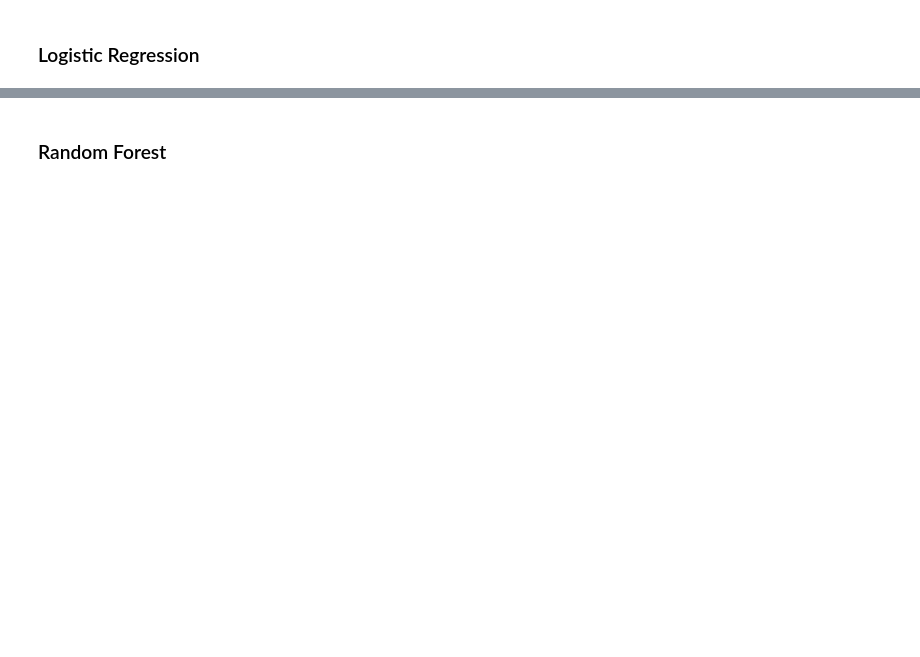
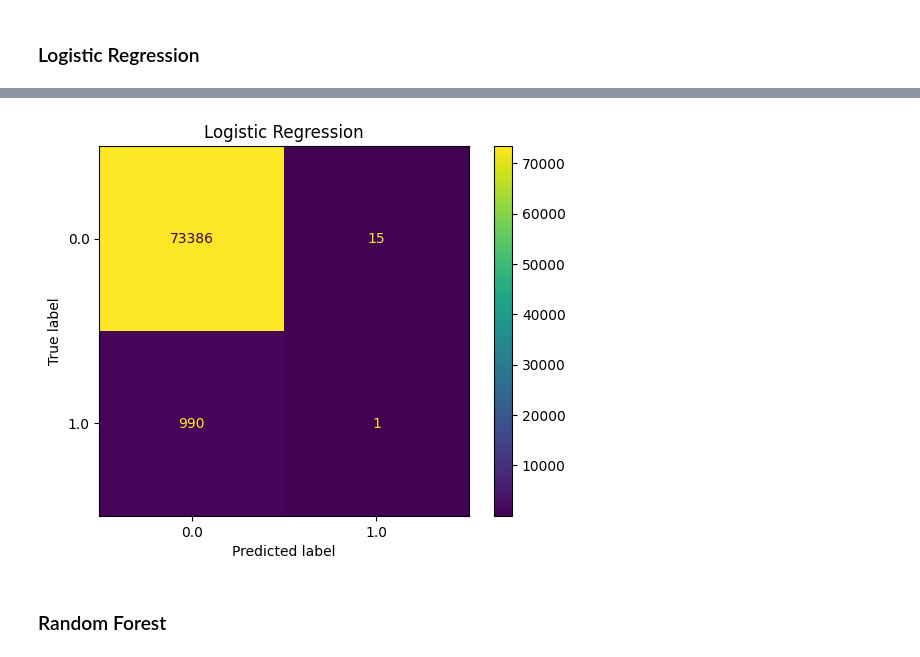
Before and after one commit to medlopi/ml-project-adaai_VK_predict_hackathon, a Jupyter notebook: notebooks/baseline.ipynb, the cells around one changed output, grey strips where cells are left out. Cells and saved outputs as stored; diff of their text form; code cells hidden in the pictures; blank space fills up the shorter version.

```diff
--- a/notebooks/baseline.ipynb
+++ b/notebooks/baseline.ipynb
@@ -130,6 +128,6 @@ None
 # %%
 train_df = train_df.drop_duplicates()
-train_df.dropna()
+train_df = train_df.dropna()
 
 for col in train_df.columns:
     if len(train_df.loc[:, col].unique()) < 2:
@@ -249,3 +253,10 @@ f1: 0.013951170901843548
+# %%
+OPTUNA_SAMPLE_SIZE = 10_000
+OPTUNA_N_TRIALS_LOGREG = 5
+OPTUNA_N_TRIALS_RF = 5
+OPTUNA_VALID_SIZE = test_df.shape[0] / (df.shape[0] + test_df.shape[0])
+
+optuna.logging.set_verbosity(optuna.logging.WARNING)
 # %% [markdown]
 ### Logistic Regression
 # %%
@@ -302,3 +331,9 @@ f1: 0.03816495504779503
+# %%
+ConfusionMatrixDisplay.from_predictions(y_test, y_pred_lr)
+plt.title("Logistic Regression")
+plt.show()
+# %% [output]
+[figure, added]
 # %% [markdown]
 ### Random Forest
 # %%
```
Also changed, not shown: parts of 34 cells of this notebook.
